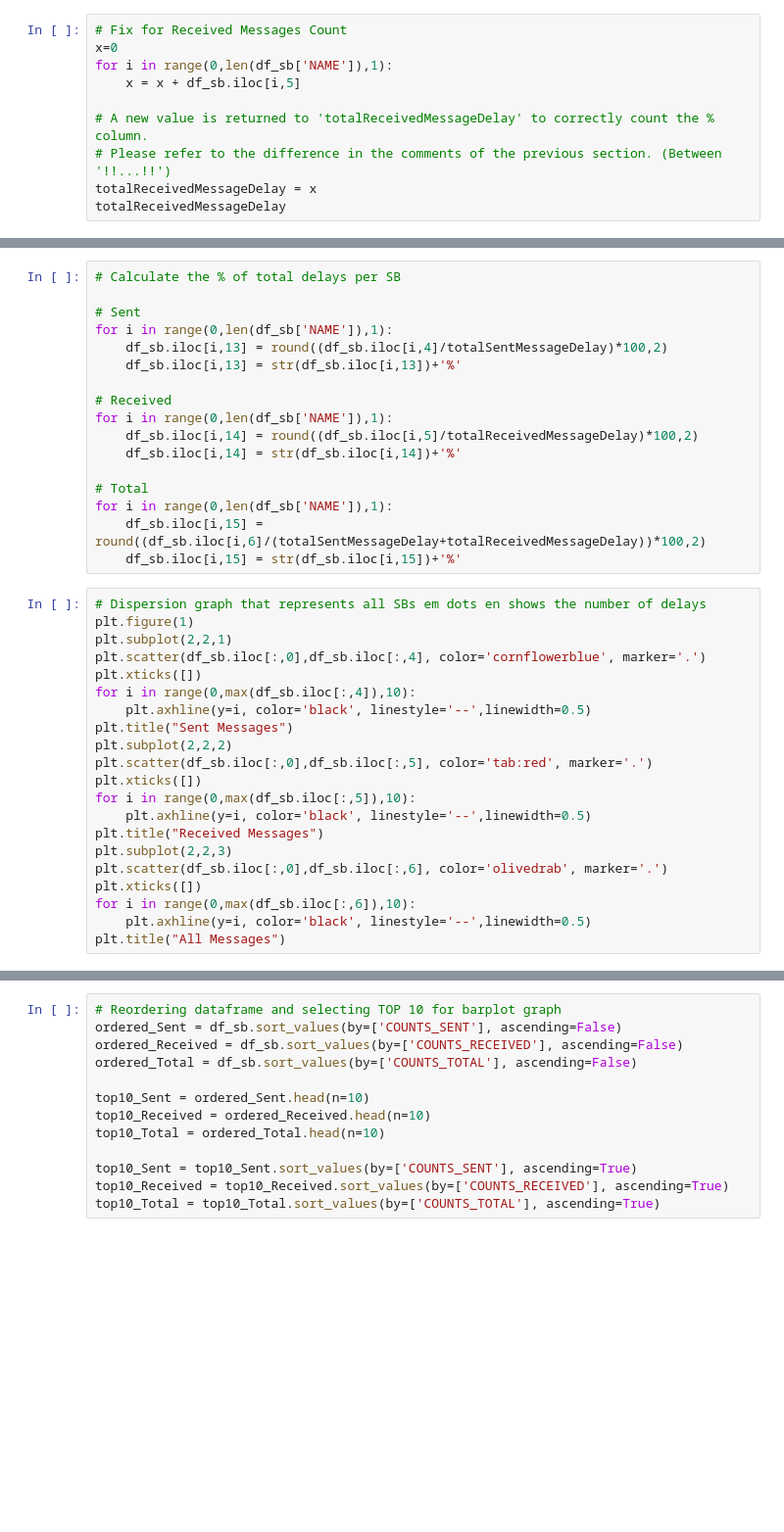
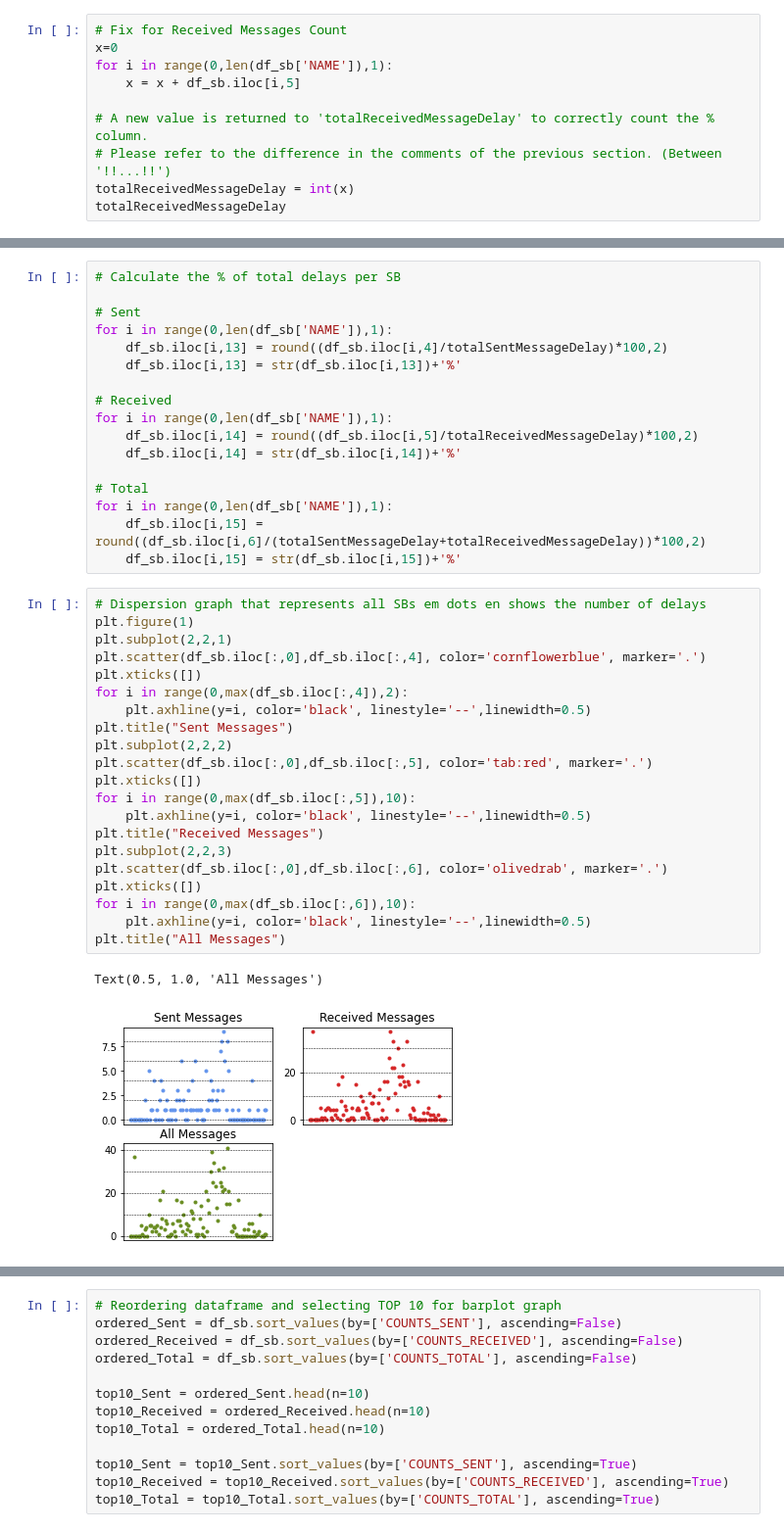
Before and after one commit to dacoster90/Communication-Analyzer, a Jupyter notebook: messages_analysis_january2021.ipynb, the cells around one changed output, grey strips where cells are left out. Shown at 98% size. Saved outputs shown, nothing was run; the diff lists cells and outputs as text; blank space fills up the shorter version.

```diff
--- a/messages_analysis_january2021.ipynb
+++ b/messages_analysis_january2021.ipynb
@@ -353,5 +385,5 @@ for i in range(0,len(df_sb['NAME']),1):
 
 # A new value is returned to 'totalReceivedMessageDelay' to correctly count the % column.
 # Please refer to the difference in the comments of the previous section. (Between '!!...!!')
-totalReceivedMessageDelay = x
+totalReceivedMessageDelay = int(x)
 totalReceivedMessageDelay
@@ -413,24 +447,27 @@ for i in range(0,len(df_sb['NAME']),1):
 # %%
 # Dispersion graph that represents all SBs em dots en shows the number of delays
 plt.figure(1)
 plt.subplot(2,2,1)
 plt.scatter(df_sb.iloc[:,0],df_sb.iloc[:,4], color='cornflowerblue', marker='.')
 plt.xticks([])
-for i in range(0,max(df_sb.iloc[:,4]),10):
+for i in range(0,max(df_sb.iloc[:,4]),2):
     plt.axhline(y=i, color='black', linestyle='--',linewidth=0.5)
 plt.title("Sent Messages")
 plt.subplot(2,2,2)
 plt.scatter(df_sb.iloc[:,0],df_sb.iloc[:,5], color='tab:red', marker='.')
 plt.xticks([])
 for i in range(0,max(df_sb.iloc[:,5]),10):
     plt.axhline(y=i, color='black', linestyle='--',linewidth=0.5)
 plt.title("Received Messages")
 plt.subplot(2,2,3)
 plt.scatter(df_sb.iloc[:,0],df_sb.iloc[:,6], color='olivedrab', marker='.')
 plt.xticks([])
 for i in range(0,max(df_sb.iloc[:,6]),10):
     plt.axhline(y=i, color='black', linestyle='--',linewidth=0.5)
 plt.title("All Messages")
+# %% [output]
+Text(0.5, 1.0, 'All Messages')
+[figure, added]
 # %%
 # Another dispersion graph, this time as one graph
 plt.scatter(df_sb.iloc[:,0],df_sb.iloc[:,4], color='cornflowerblue', marker='.', label='Sent')
```
Also changed, not shown: parts of 22 cells of this notebook, 2 other files.
